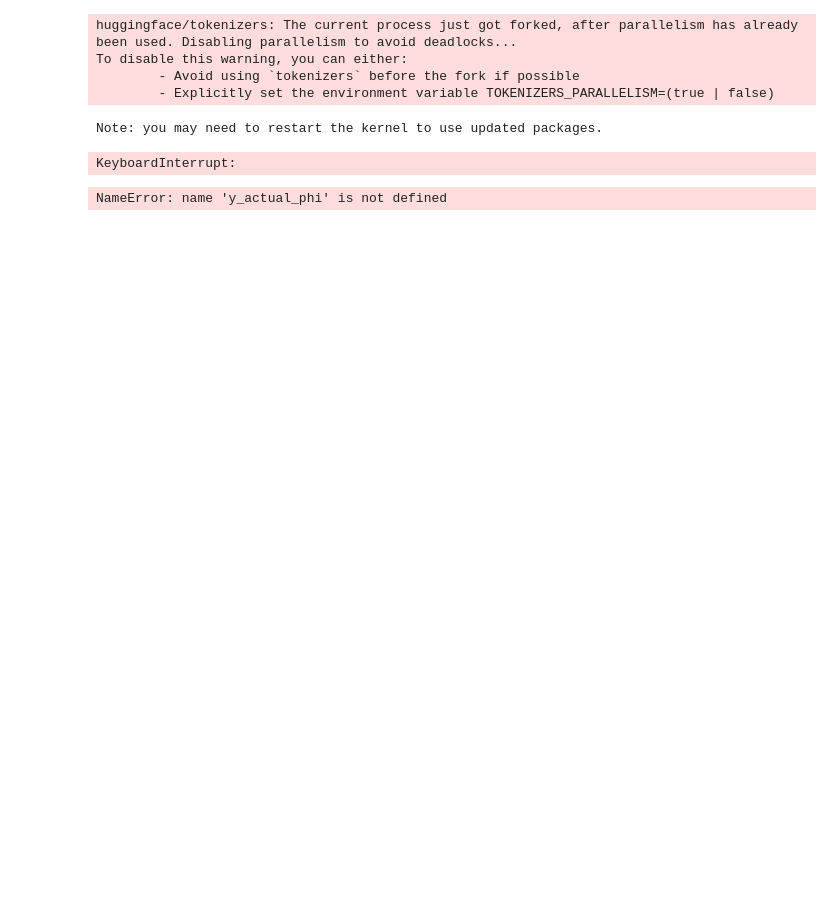
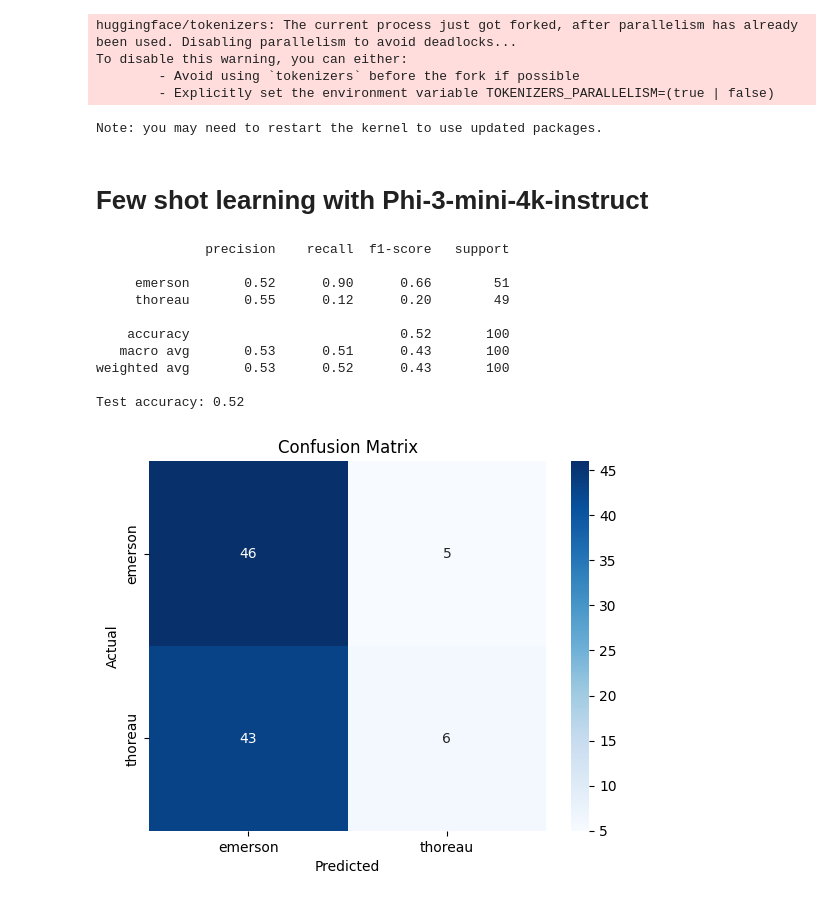
Before and after one commit to ranton256/classifying_concord, a Jupyter notebook: supervised_ML_identify_author.ipynb, the cells around one changed output. Cells and saved outputs as stored; diff of their text form; code cells hidden in the pictures; blank space fills up the shorter version.

```diff
--- a/supervised_ML_identify_author.ipynb
+++ b/supervised_ML_identify_author.ipynb
@@ -1019,9 +1019,21 @@ y_actual_phi = combined_df["label"].tolist()
 
 # use tqdm to show progress
 y_pred_phi = [classify_text(text, "Emerson", "Thoreau")[0] for text in tqdm(texts[:MAX_SAMPLES])]
+
+y_actual_subset = y_actual_phi[:MAX_SAMPLES]
+y_pred_subset = y_pred_phi
-# %% [output]
-KeyboardInterrupt:
 # %%
-show_metrics(y_actual_phi, y_pred_phi, "Few shot learning with Phi-3-mini-4k-instruct")
+show_metrics(y_actual_subset, y_pred_subset, "Few shot learning with Phi-3-mini-4k-instruct")
 # %% [output]
+# Few shot learning with Phi-3-mini-4k-instruct
-NameError: name 'y_actual_phi' is not defined
+              precision    recall  f1-score   support
+
+     emerson       0.52      0.90      0.66        51
+     thoreau       0.55      0.12      0.20        49
+
+    accuracy                           0.52       100
+   macro avg       0.53      0.51      0.43       100
+weighted avg       0.53      0.52      0.43       100
+
+Test accuracy: 0.52
+[figure, added]
```
Also changed, not shown: parts of 3 cells of this notebook.
